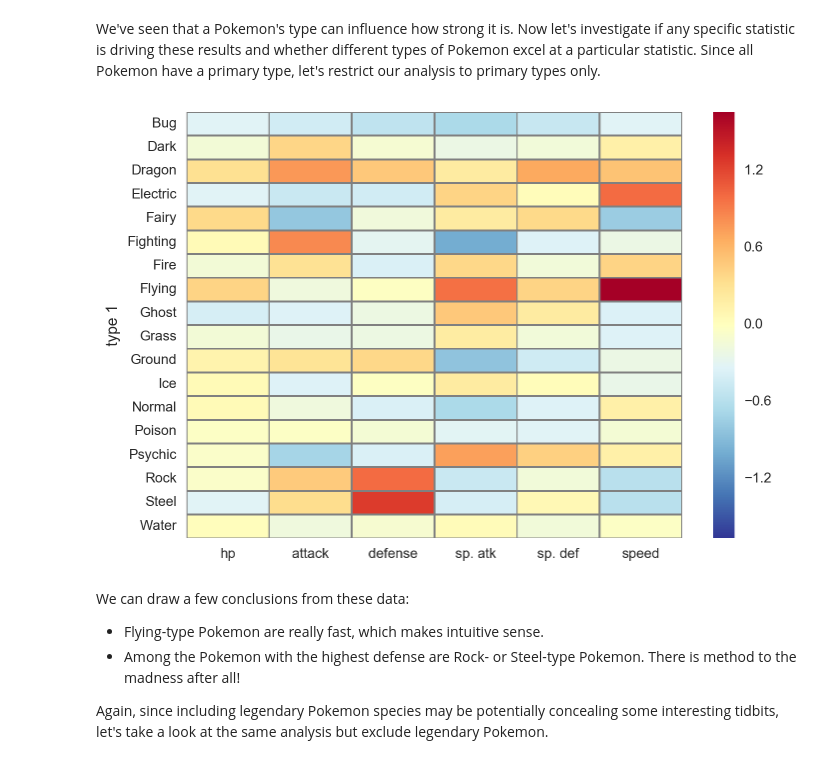
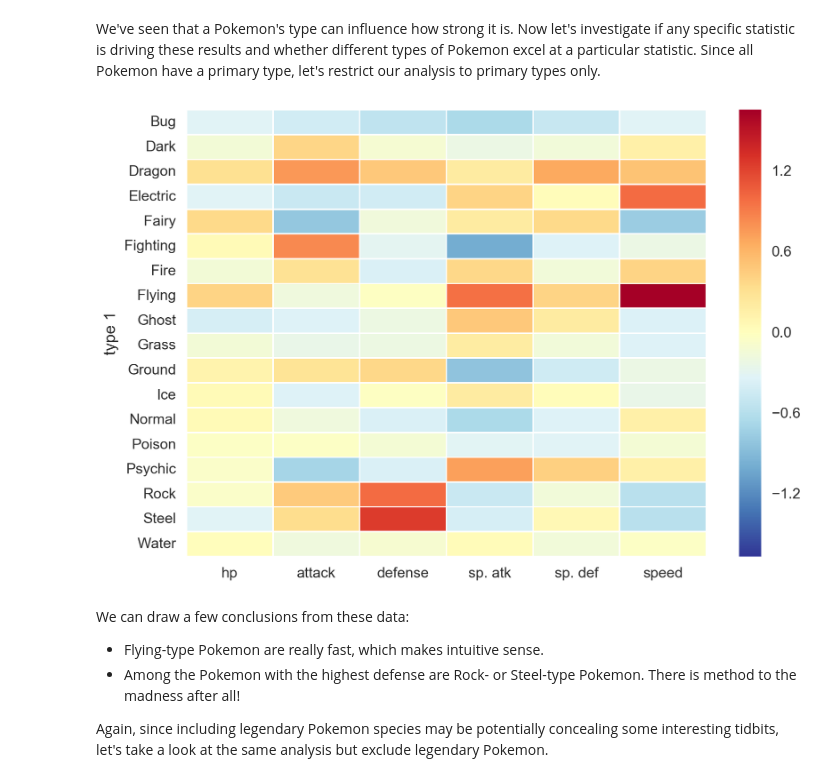
Before and after one commit to redwanhuq/pokemon_analysis, a Jupyter notebook: exploratory-analysis.ipynb, the cells around one changed output. Saved outputs shown, nothing was run; the diff lists cells and outputs as text; code cells hidden in the pictures.

```diff
--- a/exploratory-analysis.ipynb
+++ b/exploratory-analysis.ipynb
@@ -529,13 +526,12 @@ We've seen that a Pokemon's type can influence how strong it is. Now let's inves
 # %%
 # Display a heatmap of the distribution of statistics across primary types
 sns.heatmap(
     joined.groupby('type 1').median().loc[:, 'hp':'speed'],
     linewidths=1,
-    cmap='RdYlBu_r',
-    linecolor='grey'
+    cmap='RdYlBu_r'
 );
 # %% [output]
-[figure, old version]
+[figure, new version]
 # %% [markdown]
 We can draw a few conclusions from these data:
 - Flying-type Pokemon are really fast, which makes intuitive sense.
```
Also changed, not shown: parts of 5 cells of this notebook.
